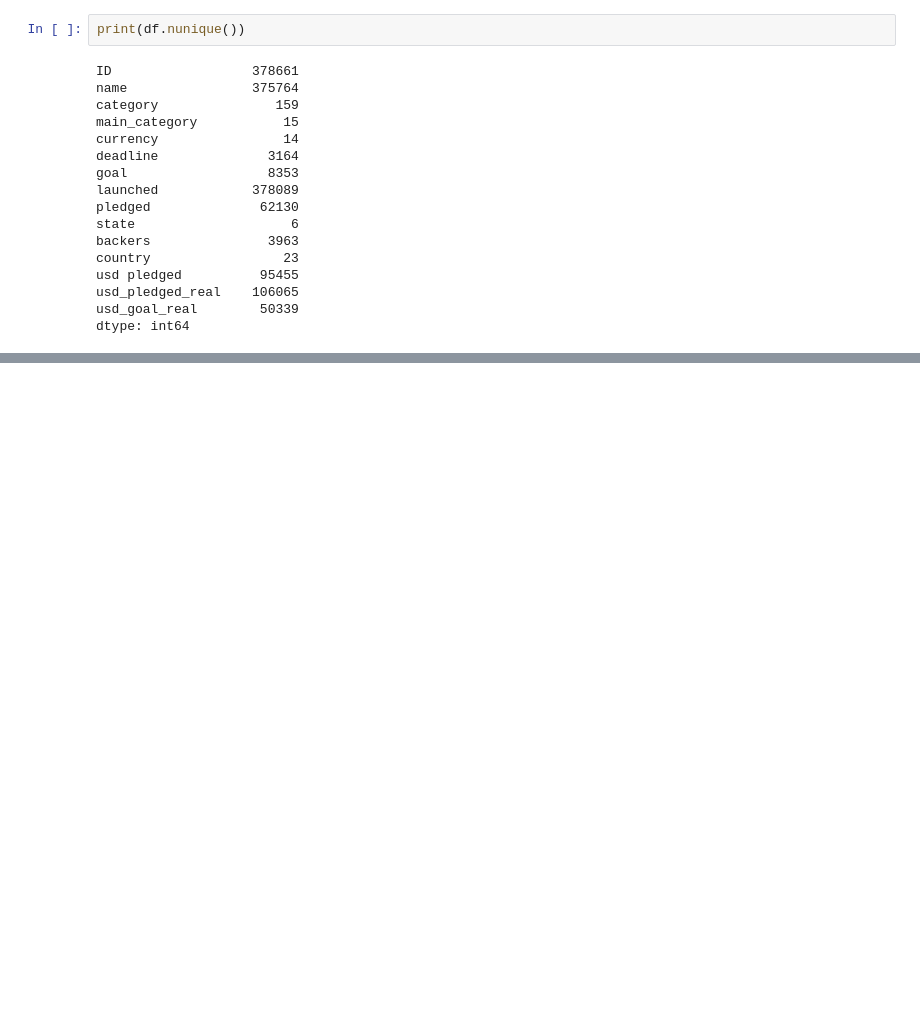
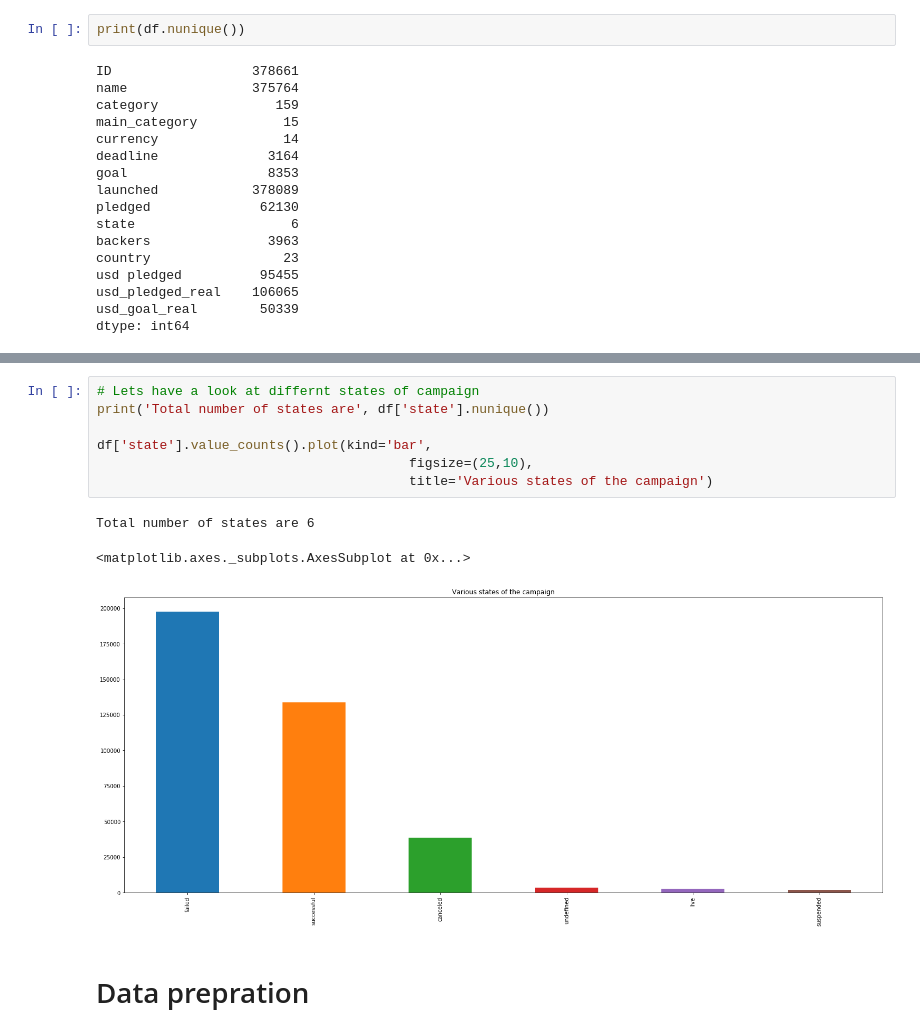
Before and after one commit to xAbhidhar/kickstarter-projects, a Jupyter notebook: Kickstarter Project.ipynb, the cells around one changed output, grey strips where cells are left out. Saved outputs shown, nothing was run; the diff lists cells and outputs as text; blank space fills up the shorter version.

```diff
--- a/Kickstarter Project.ipynb
+++ b/Kickstarter Project.ipynb
@@ -149,0 +172,13 @@ SyntaxError: unexpected EOF while parsing (<ipython-input-45-4ac8a0dbd521>, line
+# %%
+# Lets have a look at differnt states of campaign
+print('Total number of states are', df['state'].nunique())
+
+df['state'].value_counts().plot(kind='bar',
+                                        figsize=(25,10),
+                                        title='Various states of the campaign')
+# %% [output]
+Total number of states are 6
+<matplotlib.axes._subplots.AxesSubplot at 0x...>
+[figure, added]
+# %% [markdown]
+# Data prepration
```
Also changed, not shown: parts of 8 cells of this notebook.
